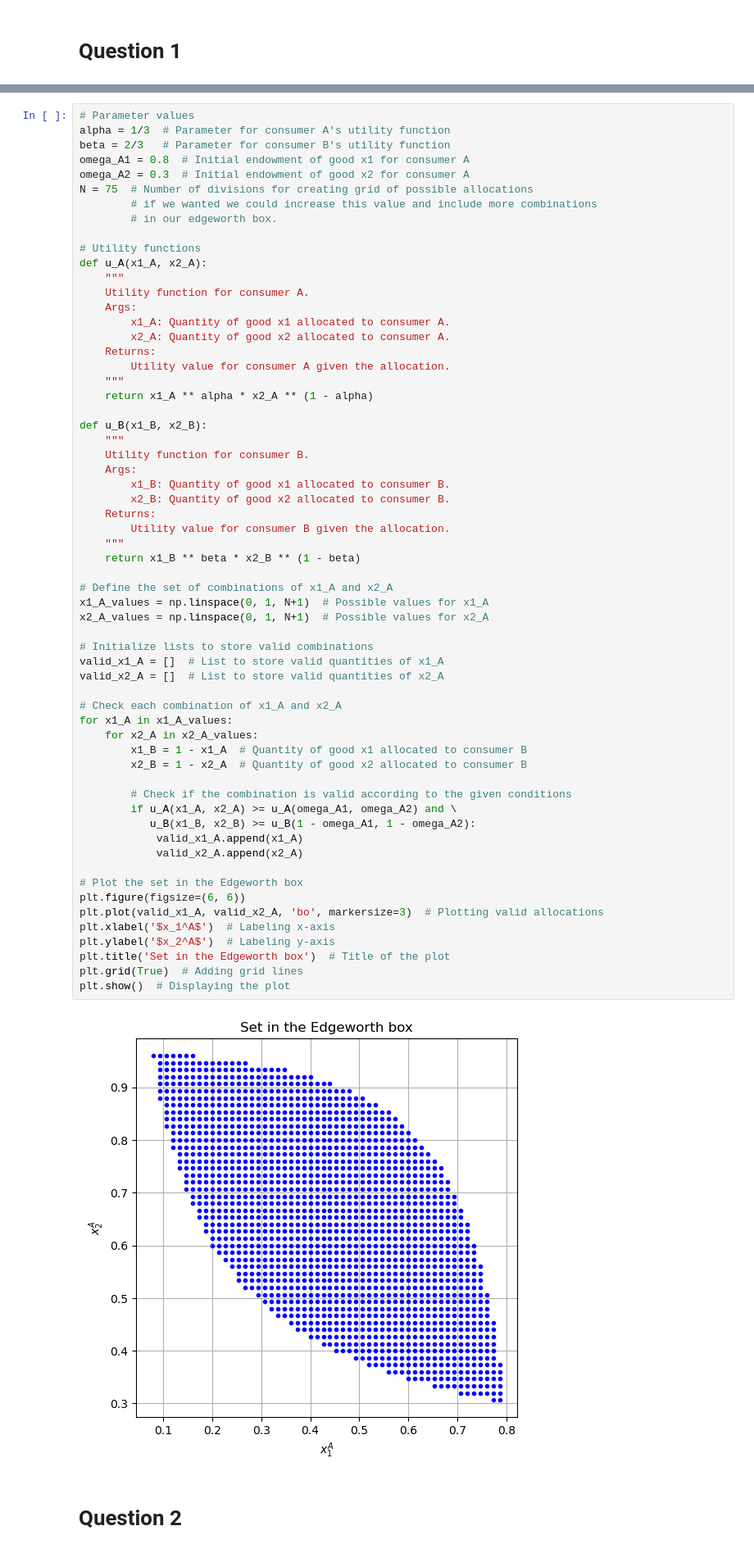
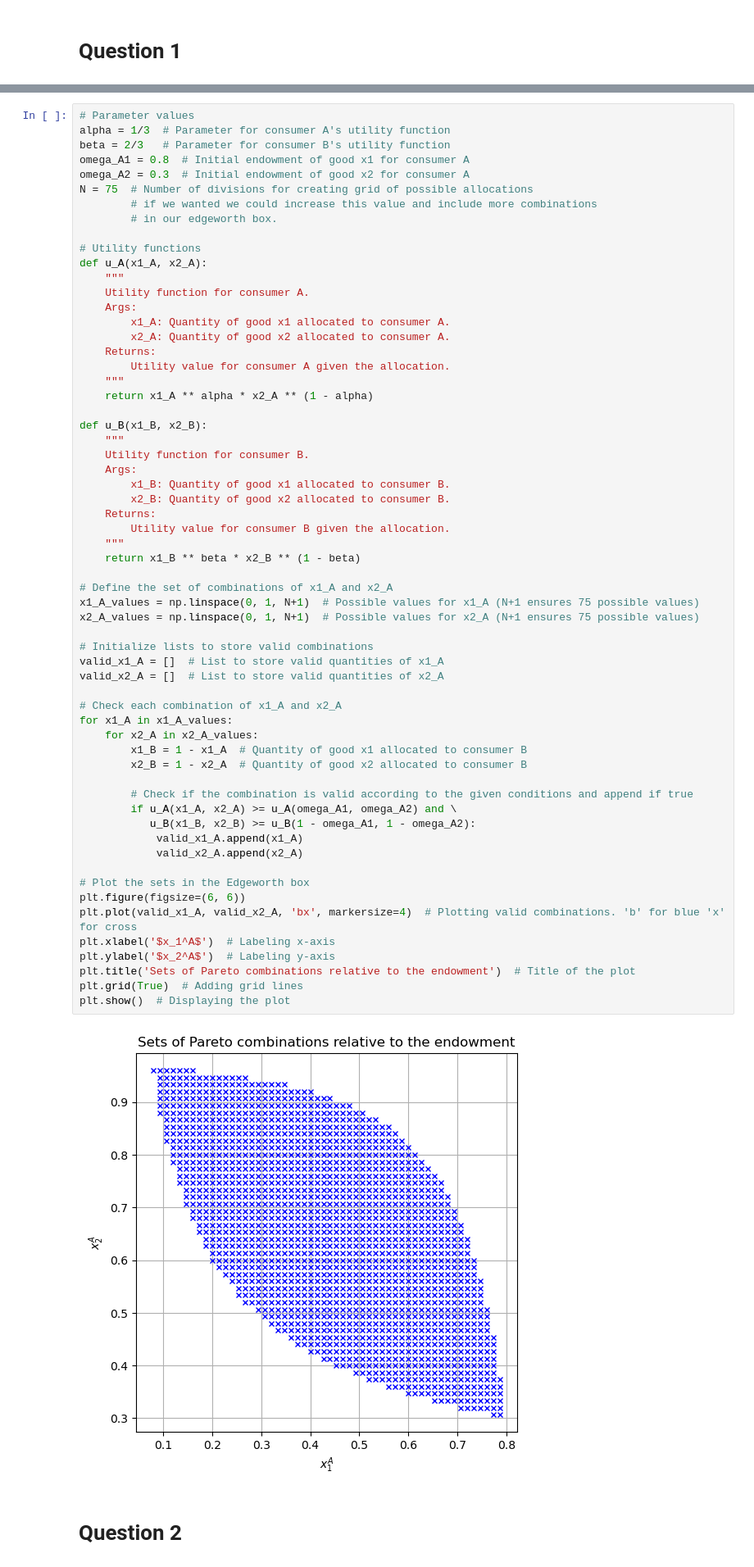
Before and after one commit to NumEconCopenhagen/projects-2024-peterjakobgustav, a Jupyter notebook: inauguralproject/inauguralproject.ipynb, the cells around one changed output, grey strips where cells are left out. Shown at 82% size. Saved outputs shown, nothing was run; the diff lists cells and outputs as text.

```diff
--- a/inauguralproject/inauguralproject.ipynb
+++ b/inauguralproject/inauguralproject.ipynb
@@ -69,40 +77,40 @@ def u_B(x1_B, x2_B):
         x1_B: Quantity of good x1 allocated to consumer B.
         x2_B: Quantity of good x2 allocated to consumer B.
     Returns:
         Utility value for consumer B given the allocation.
     """
     return x1_B ** beta * x2_B ** (1 - beta)
 
 # Define the set of combinations of x1_A and x2_A
-x1_A_values = np.linspace(0, 1, N+1)  # Possible values for x1_A
-x2_A_values = np.linspace(0, 1, N+1)  # Possible values for x2_A
+x1_A_values = np.linspace(0, 1, N+1)  # Possible values for x1_A (N+1 ensures 75 possible values)
+x2_A_values = np.linspace(0, 1, N+1)  # Possible values for x2_A (N+1 ensures 75 possible values)
 
 # Initialize lists to store valid combinations
 valid_x1_A = []  # List to store valid quantities of x1_A
 valid_x2_A = []  # List to store valid quantities of x2_A
 
 # Check each combination of x1_A and x2_A
 for x1_A in x1_A_values:
     for x2_A in x2_A_values:
         x1_B = 1 - x1_A  # Quantity of good x1 allocated to consumer B
         x2_B = 1 - x2_A  # Quantity of good x2 allocated to consumer B
 
-        # Check if the combination is valid according to the given conditions
+        # Check if the combination is valid according to the given conditions and append if true
         if u_A(x1_A, x2_A) >= u_A(omega_A1, omega_A2) and \
            u_B(x1_B, x2_B) >= u_B(1 - omega_A1, 1 - omega_A2):
             valid_x1_A.append(x1_A)
             valid_x2_A.append(x2_A)
 
-# Plot the set in the Edgeworth box
+# Plot the sets in the Edgeworth box
 plt.figure(figsize=(6, 6))
-plt.plot(valid_x1_A, valid_x2_A, 'bo', markersize=3)  # Plotting valid allocations
+plt.plot(valid_x1_A, valid_x2_A, 'bx', markersize=4)  # Plotting valid combinations. 'b' for blue 'x' for cross
 plt.xlabel('$x_1^A$')  # Labeling x-axis
 plt.ylabel('$x_2^A$')  # Labeling y-axis
-plt.title('Set in the Edgeworth box')  # Title of the plot
+plt.title('Sets of Pareto combinations relative to the endowment')  # Title of the plot
 plt.grid(True)  # Adding grid lines
 plt.show()  # Displaying the plot
 # %% [output]
-[figure, old version]
+[figure, new version]
 # %% [markdown]
 # Question 2
 # %% [markdown]
```
Also changed, not shown: parts of 3 cells of this notebook.
